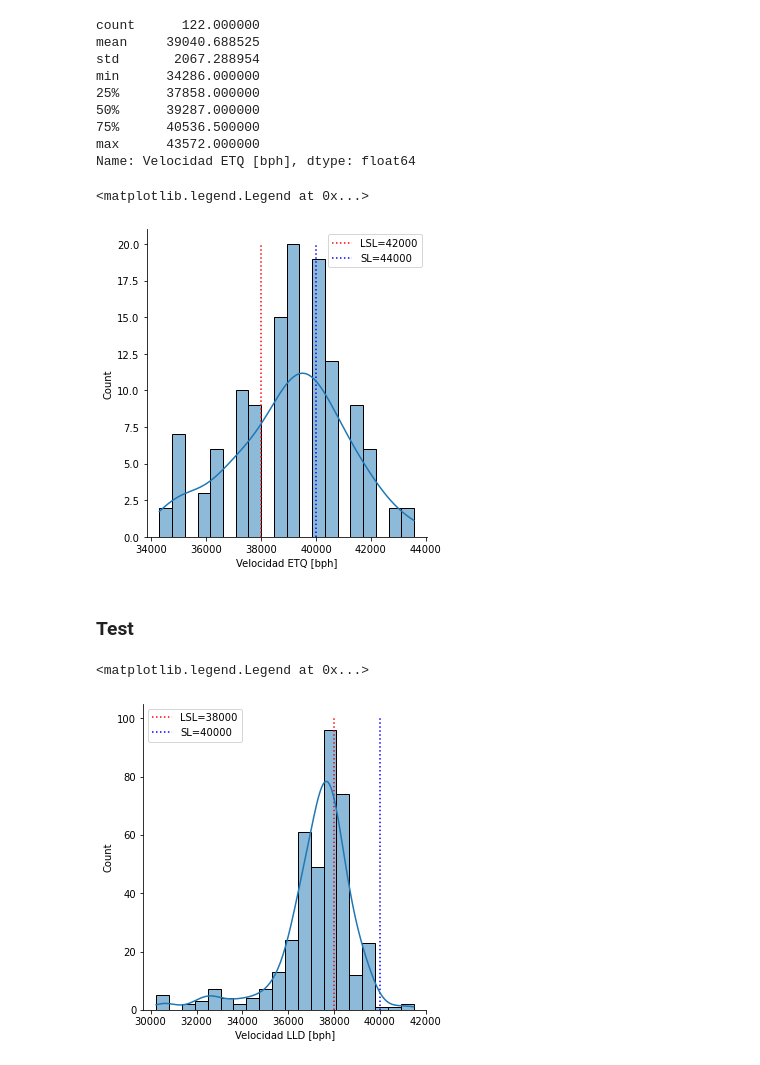
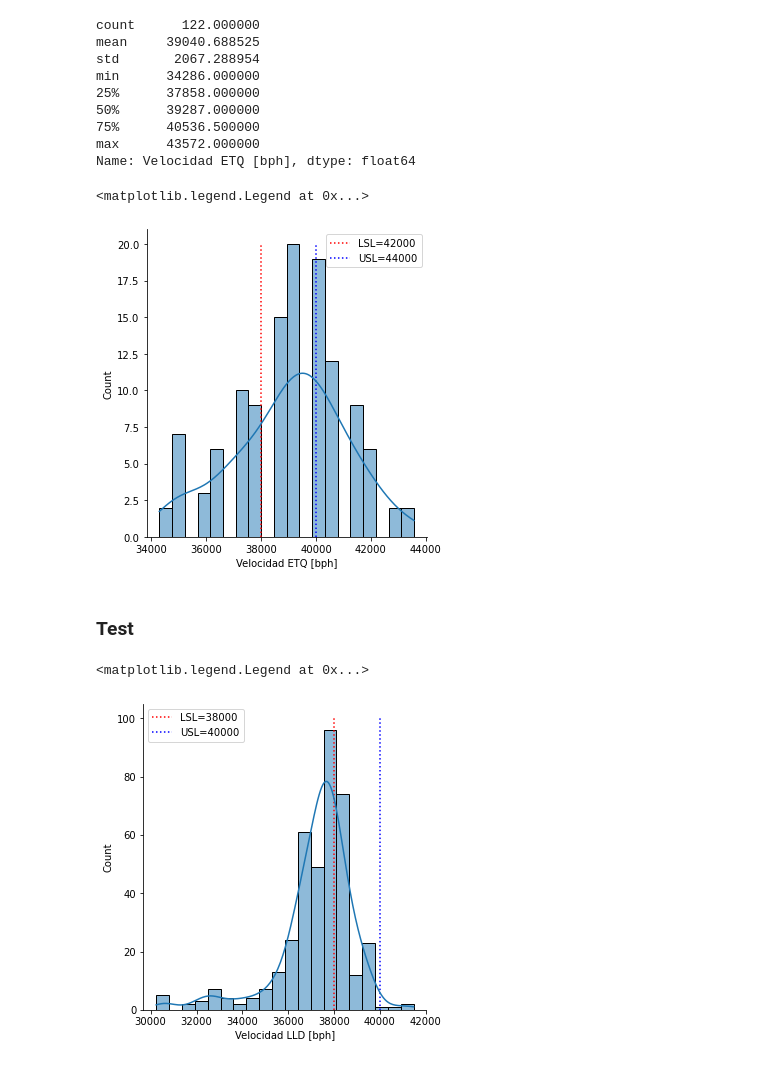
Before and after one commit to doblevm/analysisGLY, a Jupyter notebook: Analysis GLY .ipynb, the cells around one changed output. Saved outputs shown, nothing was run; the diff lists cells and outputs as text; code cells hidden in the pictures.

```diff
--- a/Analysis GLY .ipynb
+++ b/Analysis GLY .ipynb
@@ -103,20 +103,20 @@ Name: Velocidad ETQ [bph], dtype: float64
 # %%
 sns.displot(df_ETQ_Filtr_nov['Velocidad ETQ [bph]'], kde=True, bins=20)
 #
 plt.vlines(38000, 0, 20, color='r', linestyles='dotted', label='LSL=42000')
-plt.vlines(40000, 0, 20, color='b', linestyles='dotted', label='SL=44000')
+plt.vlines(40000, 0, 20, color='b', linestyles='dotted', label='USL=44000')
 plt.legend()
 # %% [output]
 <matplotlib.legend.Legend at 0x...>
-[figure, old version]
+[figure, new version]
 # %% [markdown]
 ### Test
 # %%
 sns.displot(df_LLD_Filtr_oct['Velocidad LLD [bph]'], kde=True, bins=20)
 #
 plt.vlines(38000, 0, 100, color='r', linestyles='dotted', label='LSL=38000')
-plt.vlines(40000, 0, 100, color='b', linestyles='dotted', label='SL=40000')
+plt.vlines(40000, 0, 100, color='b', linestyles='dotted', label='USL=40000')
 plt.legend()
 # %% [output]
 <matplotlib.legend.Legend at 0x...>
-[figure, old version]
+[figure, new version]
```
